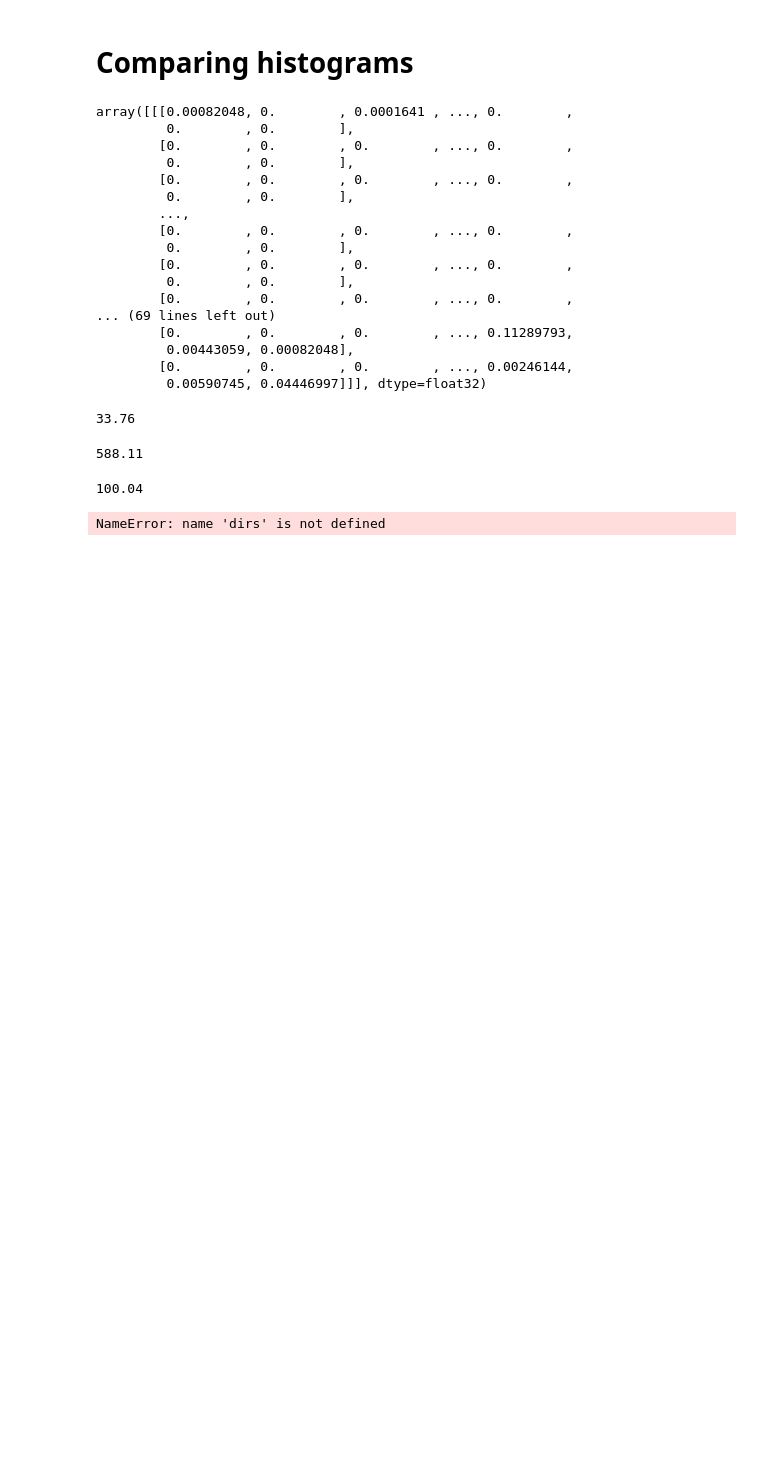
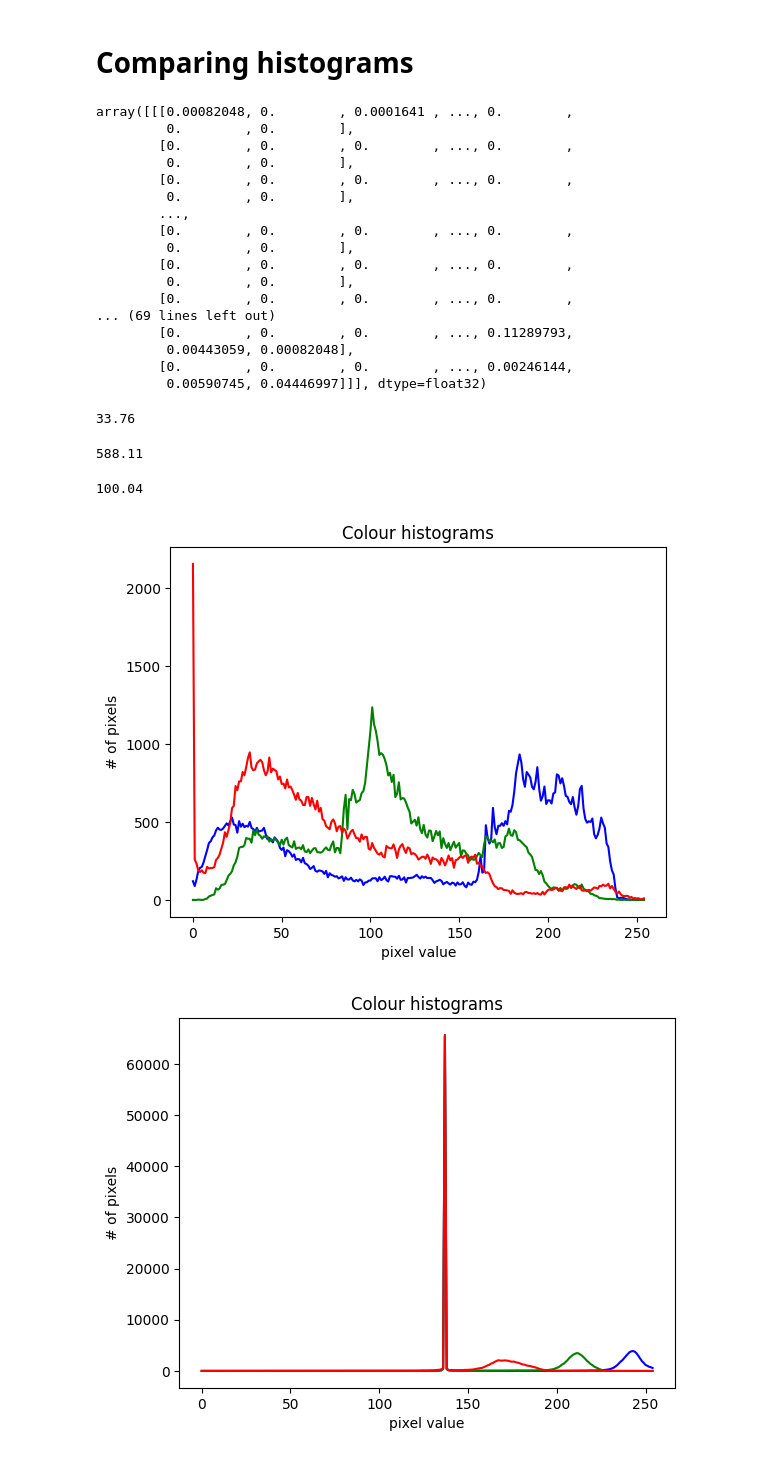
Before and after one commit to idajohannesen/cds-vis, a Jupyter notebook: notebooks/session3.ipynb, the cells around one changed output. Saved outputs shown, nothing was run; the diff lists cells and outputs as text; code cells hidden in the pictures; blank space fills up the shorter version.

```diff
--- a/notebooks/session3.ipynb
+++ b/notebooks/session3.ipynb
@@ -15,7 +15,7 @@ from utils.imutils import jimshow_channel as show_channel
 # plotting
 import matplotlib.pyplot as plt
 # %%
-filepath = os.path.join("..", "..", "cds-vis-data", "data", "img", "trex.png")
+filepath = os.path.join("..", "..", "..", "cds-vis-data", "data", "img", "trex.png")
 # %%
 image = cv2.imread(filepath)
 # %%
@@ -223,20 +223,41 @@ round(cv2.compareHist(normalized_hist_3, normalized_hist_2, cv2.HISTCMP_CHISQR),
 round(cv2.compareHist(normalized_hist_1, normalized_hist_3, cv2.HISTCMP_CHISQR), 2)
 # %% [output]
 100.04
-# %%
-# function to make histograms for every file
-folderpath = os.path.join("..","cds-visual","data","img")
-
-# data_path = "..","data","USEcorpus"
-# dirs = sorted(os.listdir(data_path))
-
-for directory in dirs:
-    subfolder = folderpath + dirs
-    filenames = sorted(os.listdir(subfolder))
-    for text_file in filenames:
-        print(subfolder + "/" + img_file)
-        #load file
-        #process
-        #save results
-# %% [output]
-NameError: name 'dirs' is not defined
+# %%
+# function to make histograms for every file
+datapath = os.path.join("..","cds-visual","data","img")
+dirs = sorted(os.listdir(datapath))
+outpath = os.path.join("..", "output")
+
+for files in dirs:
+    filepath = datapath + "/" + files
+    # create tuples
+    image = cv2.imread(filepath)
+    channels = cv2.split(image)
+    # create colour tuple
+    colors = ("blue", "green", "red")
+    # create canvas
+    plt.figure()
+    # title
+    plt.title("Colour histograms")
+    # name on x and y axis
+    plt.xlabel("pixel value")
+    plt.ylabel("# of pixels")
+
+    # initialize counter, usually called i
+    i = 0
+    for channel in channels:
+        # histogram of values for single channel
+        hist = cv2.calcHist([channel], [0], None, [255], [0,256])
+        # get plot order
+        line_color = colors[i]
+        # plot histogram
+        plt.plot(hist, color=line_color)
+        # update counter
+        i += 1
+
+    plt.savefig(outpath+"/"+"histogram of "+files)
+    plt.show
+# %% [output]
+[figure, added]
+[figure, added]
```
Also changed, not shown: parts of 7 cells of this notebook.
